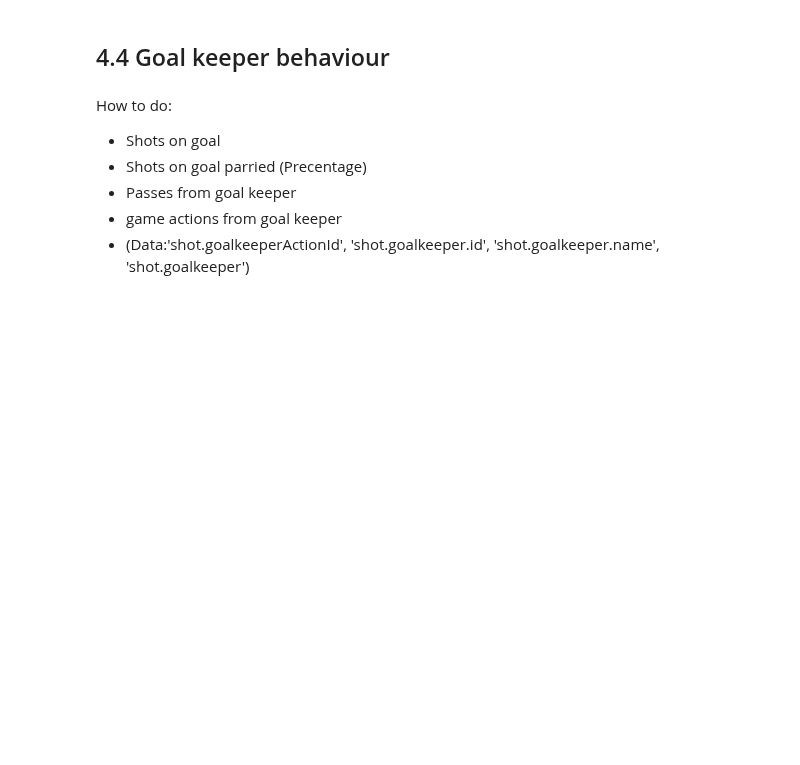
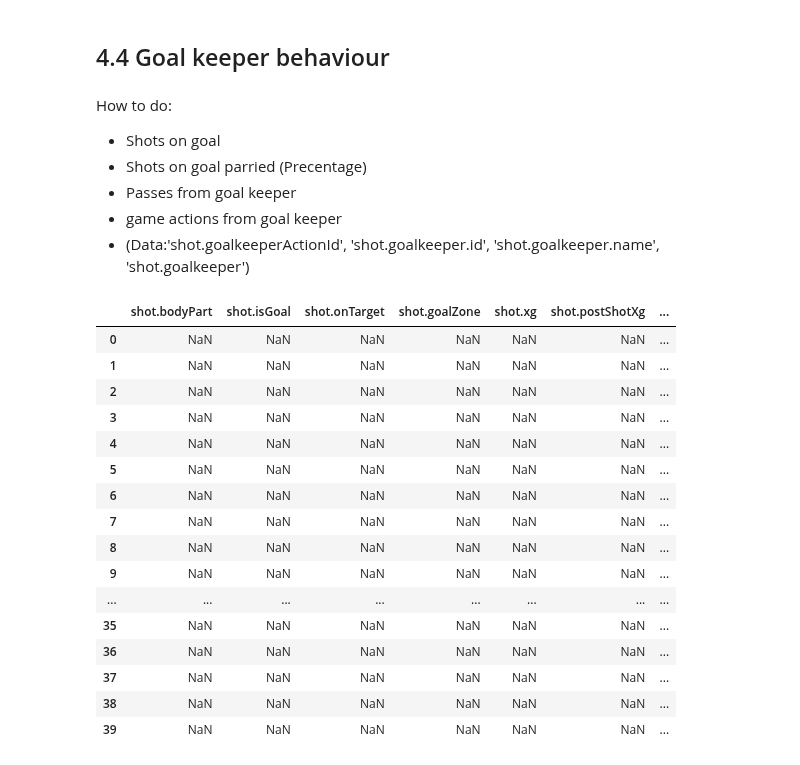
Before and after one commit to ngroggy/SoccerAnalytics, a Jupyter notebook: notebooks/4-wyscout_lg.ipynb, the cells around one changed output. Drawn from its saved outputs; the diff is of its cells as text; code cells hidden in the pictures; blank space fills up the shorter version.

```diff
--- a/notebooks/4-wyscout_lg.ipynb
+++ b/notebooks/4-wyscout_lg.ipynb
@@ -105,3 +137,25 @@ How to do:
 - game actions from goal keeper
 - (Data:'shot.goalkeeperActionId',
        'shot.goalkeeper.id', 'shot.goalkeeper.name', 'shot.goalkeeper')
+# %%
+df_events[["shot.bodyPart","shot.isGoal","shot.onTarget","shot.goalZone","shot.xg","shot.postShotXg",\
+           "shot.goalkeeperActionId","shot.goalkeeper.id", "shot.goalkeeper.name", "shot.goalkeeper", \
+            "type.primary", "minute", "second"]].head(40)
+# %% [output]
+|  | shot.bodyPart | shot.isGoal | shot.onTarget | shot.goalZone | shot.xg | shot.postShotXg | ... |
+| 0 | NaN | NaN | NaN | NaN | NaN | NaN | ... |
+| 1 | NaN | NaN | NaN | NaN | NaN | NaN | ... |
+| 2 | NaN | NaN | NaN | NaN | NaN | NaN | ... |
+| 3 | NaN | NaN | NaN | NaN | NaN | NaN | ... |
+| 4 | NaN | NaN | NaN | NaN | NaN | NaN | ... |
+| 5 | NaN | NaN | NaN | NaN | NaN | NaN | ... |
+| 6 | NaN | NaN | NaN | NaN | NaN | NaN | ... |
+| 7 | NaN | NaN | NaN | NaN | NaN | NaN | ... |
+| 8 | NaN | NaN | NaN | NaN | NaN | NaN | ... |
+| 9 | NaN | NaN | NaN | NaN | NaN | NaN | ... |
+| ... | ... | ... | ... | ... | ... | ... | ... |
+| 35 | NaN | NaN | NaN | NaN | NaN | NaN | ... |
+| 36 | NaN | NaN | NaN | NaN | NaN | NaN | ... |
+| 37 | NaN | NaN | NaN | NaN | NaN | NaN | ... |
+| 38 | NaN | NaN | NaN | NaN | NaN | NaN | ... |
+| 39 | NaN | NaN | NaN | NaN | NaN | NaN | ... |
```
Also changed, not shown: parts of 4 cells of this notebook.
